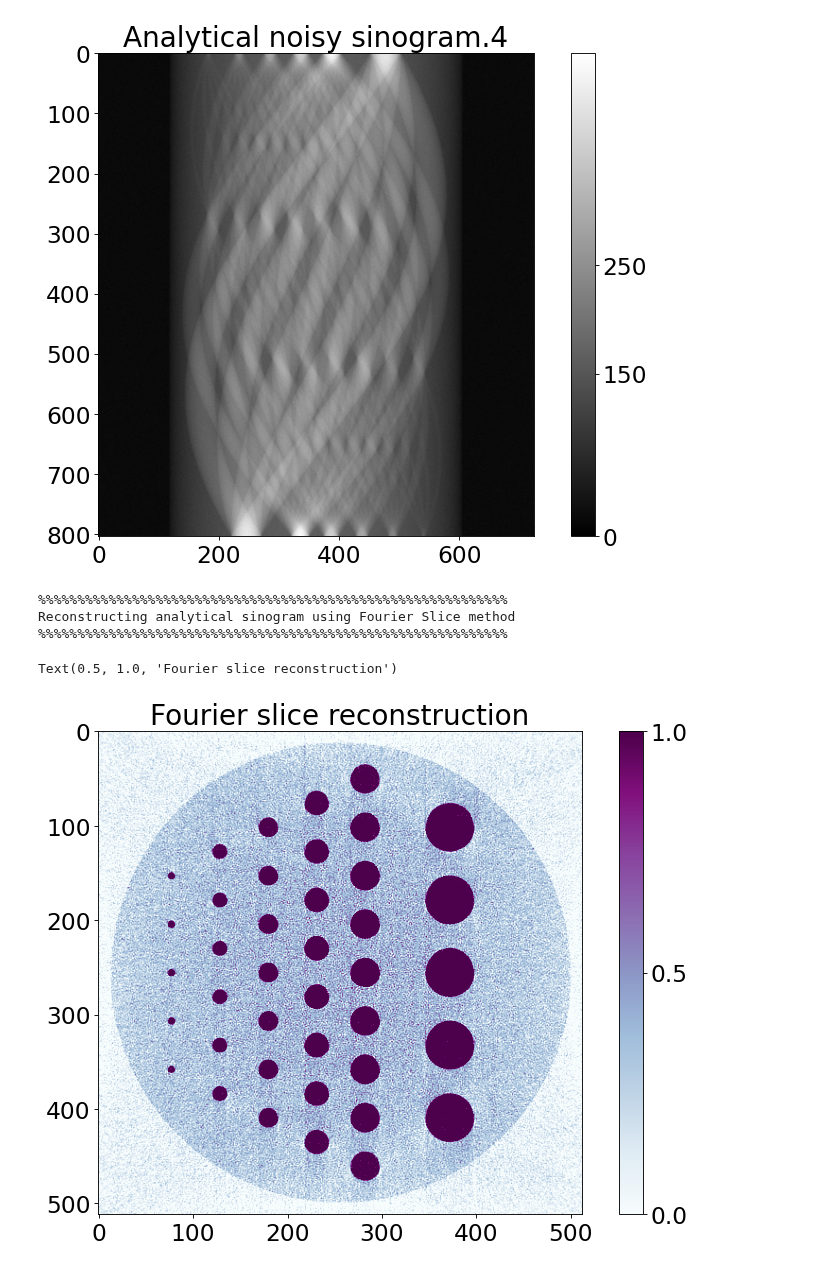
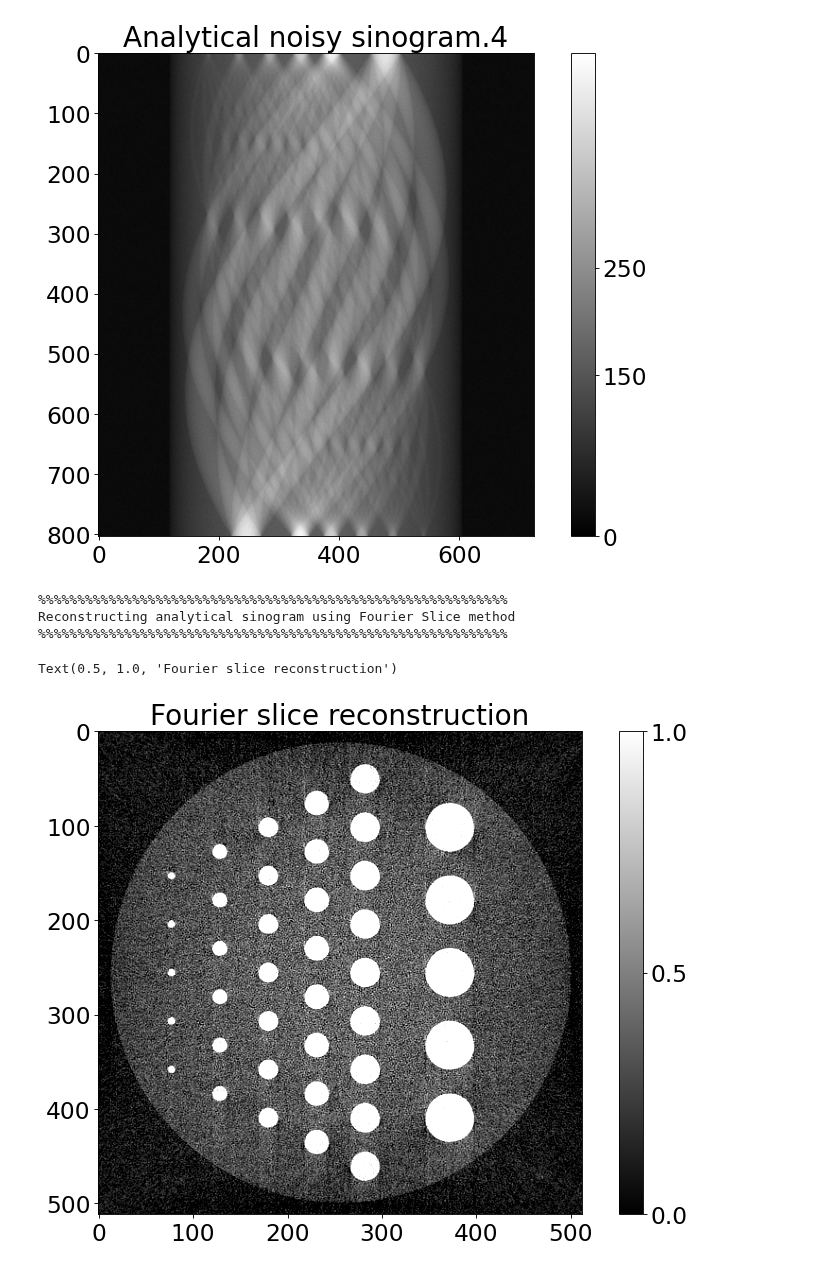
Before and after one commit to dkazanc/TomoPhantom, a Jupyter notebook: Demos/Python/jupyter-notebooks/model2D.ipynb, the cells around one changed output. Drawn from its saved outputs; the diff is of its cells as text; code cells hidden in the pictures.

```diff
--- a/Demos/Python/jupyter-notebooks/model2D.ipynb
+++ b/Demos/Python/jupyter-notebooks/model2D.ipynb
@@ -68,26 +68,26 @@ Text(0.5, 1.0, 'Analytical noisy sinogram.4')
 # %%
 # one can use a ToMoBAR package to reconstruct the data
 # install it with: conda install -c dkazanc tomobar
 
 # initialise tomobar DIRECT reconstruction class ONCE
 from tomobar.methodsDIR import RecToolsDIR
 RectoolsDIR = RecToolsDIR(DetectorsDimH = P,  # DetectorsDimH # detector dimension (horizontal)
                     DetectorsDimV = None,  # DetectorsDimV # detector dimension (vertical)
                     CenterRotOffset = None, # Centre of Rotation (CoR) scalar
                     AnglesVec = angles_rad, # array of angles in radians
                     ObjSize = N_size, # a scalar to define reconstructed object dimensions
                     device_projector='cpu')
 print ("%%%%%%%%%%%%%%%%%%%%%%%%%%%%%%%%%%%%%%%%%%%%%%%%%%%%%%%%%%%%")
 print ("Reconstructing analytical sinogram using Fourier Slice method")
 print ("%%%%%%%%%%%%%%%%%%%%%%%%%%%%%%%%%%%%%%%%%%%%%%%%%%%%%%%%%%%%")
 RecFourier = RectoolsDIR.FOURIER(noisy_sino,'linear')
 plt.figure()
-plt.imshow(RecFourier, vmin=0, vmax=1, cmap="BuPu")
+plt.imshow(RecFourier, vmin=0, vmax=1, cmap="gray")
 plt.colorbar(ticks=[0, 0.5, 1], orientation='vertical')
 plt.title('Fourier slice reconstruction')
 # %% [output]
 %%%%%%%%%%%%%%%%%%%%%%%%%%%%%%%%%%%%%%%%%%%%%%%%%%%%%%%%%%%%
 Reconstructing analytical sinogram using Fourier Slice method
 %%%%%%%%%%%%%%%%%%%%%%%%%%%%%%%%%%%%%%%%%%%%%%%%%%%%%%%%%%%%
 Text(0.5, 1.0, 'Fourier slice reconstruction')
-[figure, old version]
+[figure, new version]
```
Also changed, not shown: 1 other file.
